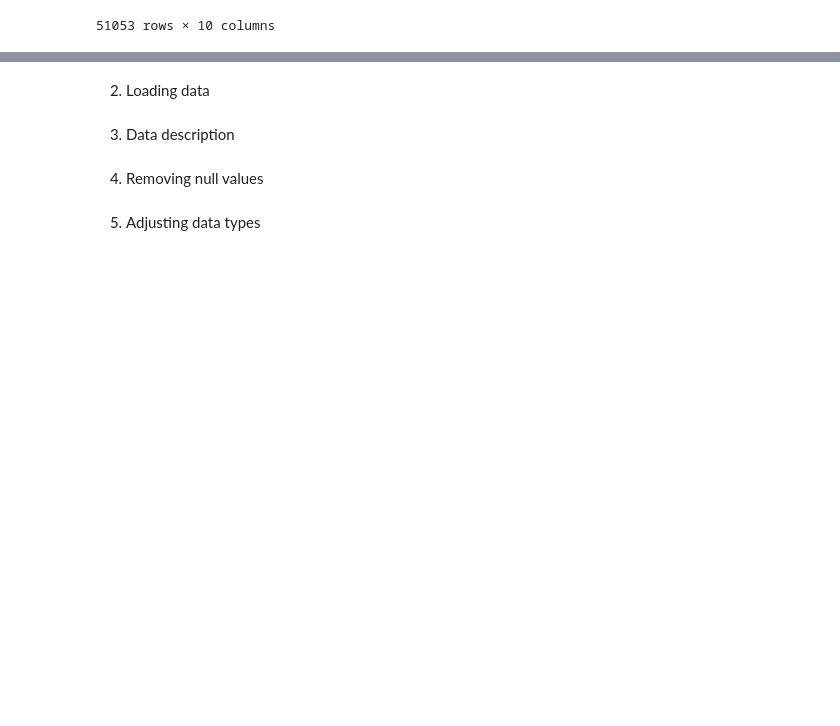
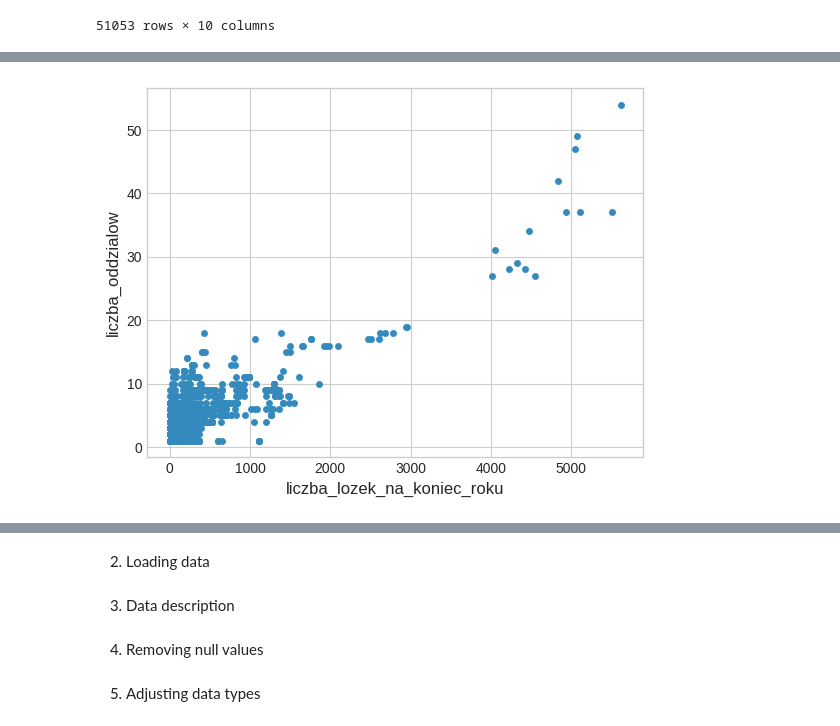
Before and after one commit to wiktorKycia/EDA, a Jupyter notebook: main.ipynb, the cells around one changed output, grey strips where cells are left out. Drawn from its saved outputs; the diff is of its cells as text; code cells hidden in the pictures; blank space fills up the shorter version.

```diff
--- a/main.ipynb
+++ b/main.ipynb
@@ -432,0 +440,5 @@ df
+# %%
+df.plot(kind='scatter', x='liczba_lozek_na_koniec_roku', y='liczba_oddzialow')
+plt.show()
+# %% [output]
+[figure, added]
```
Also changed, not shown: parts of 6 cells of this notebook.
